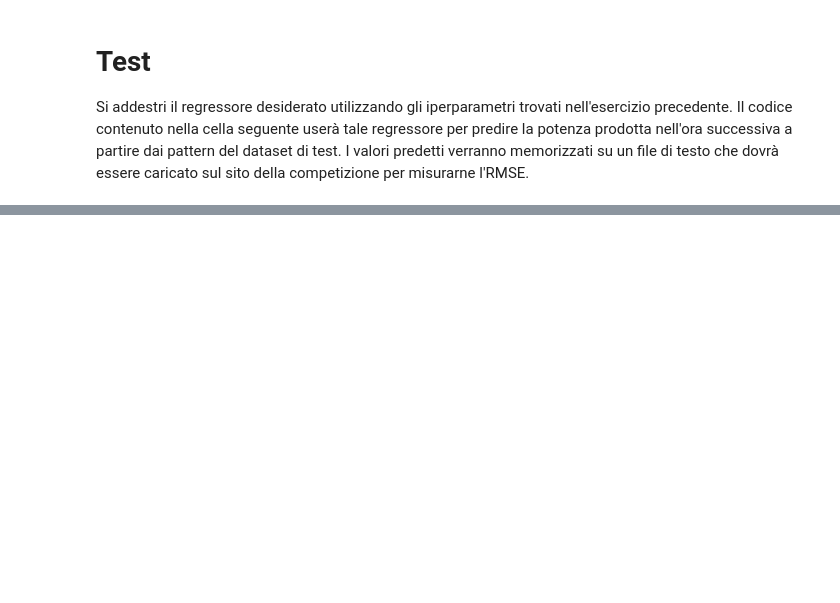
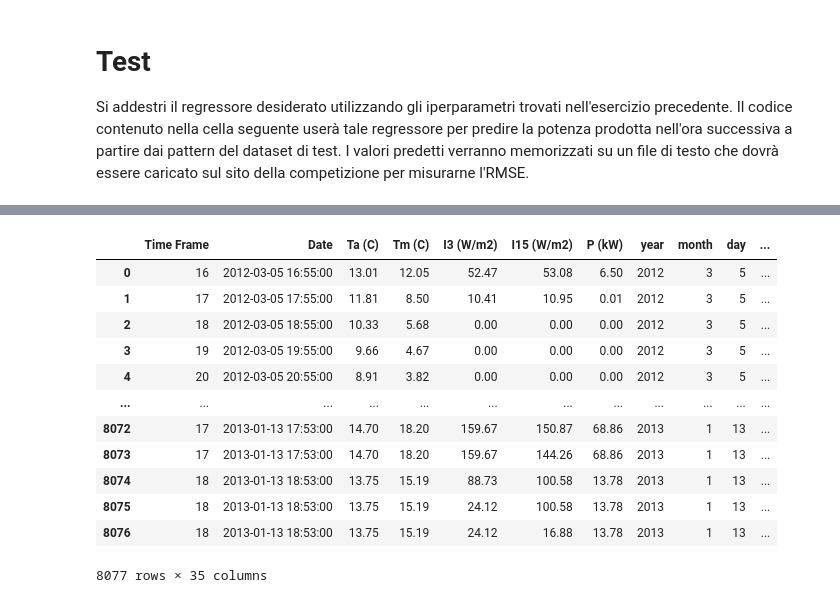
Before and after one commit to davidcohenDC/machine-learning-labs, a Jupyter notebook: 03-solar-regression/final-model.ipynb, the cells around one changed output, grey strips where cells are left out. Drawn from its saved outputs; the diff is of its cells as text; code cells hidden in the pictures; blank space fills up the shorter version.

```diff
--- a/03-solar-regression/final-model.ipynb
+++ b/03-solar-regression/final-model.ipynb
@@ -147,3 +98,19 @@ R2 TEST score: 1.0
+# %%
+train_dataframe
+# %% [output]
+|  | Time Frame | Date | Ta (C) | Tm (C) | I3 (W/m2) | I15 (W/m2) | P (kW) | year | month | day | ... |
+| 0 | 16 | 2012-03-05 16:55:00 | 13.01 | 12.05 | 52.47 | 53.08 | 6.50 | 2012 | 3 | 5 | ... |
+| 1 | 17 | 2012-03-05 17:55:00 | 11.81 | 8.50 | 10.41 | 10.95 | 0.01 | 2012 | 3 | 5 | ... |
+| 2 | 18 | 2012-03-05 18:55:00 | 10.33 | 5.68 | 0.00 | 0.00 | 0.00 | 2012 | 3 | 5 | ... |
+| 3 | 19 | 2012-03-05 19:55:00 | 9.66 | 4.67 | 0.00 | 0.00 | 0.00 | 2012 | 3 | 5 | ... |
+| 4 | 20 | 2012-03-05 20:55:00 | 8.91 | 3.82 | 0.00 | 0.00 | 0.00 | 2012 | 3 | 5 | ... |
+| ... | ... | ... | ... | ... | ... | ... | ... | ... | ... | ... | ... |
+| 8072 | 17 | 2013-01-13 17:53:00 | 14.70 | 18.20 | 159.67 | 150.87 | 68.86 | 2013 | 1 | 13 | ... |
+| 8073 | 17 | 2013-01-13 17:53:00 | 14.70 | 18.20 | 159.67 | 144.26 | 68.86 | 2013 | 1 | 13 | ... |
+| 8074 | 18 | 2013-01-13 18:53:00 | 13.75 | 15.19 | 88.73 | 100.58 | 13.78 | 2013 | 1 | 13 | ... |
+| 8075 | 18 | 2013-01-13 18:53:00 | 13.75 | 15.19 | 24.12 | 100.58 | 13.78 | 2013 | 1 | 13 | ... |
+| 8076 | 18 | 2013-01-13 18:53:00 | 13.75 | 15.19 | 24.12 | 16.88 | 13.78 | 2013 | 1 | 13 | ... |
+8077 rows × 35 columns
 # %%
 from sklearn.ensemble import RandomForestRegressor, VotingRegressor
 from sklearn.linear_model import LinearRegression
```
Also changed, not shown: parts of 11 cells of this notebook, 1 other file.
